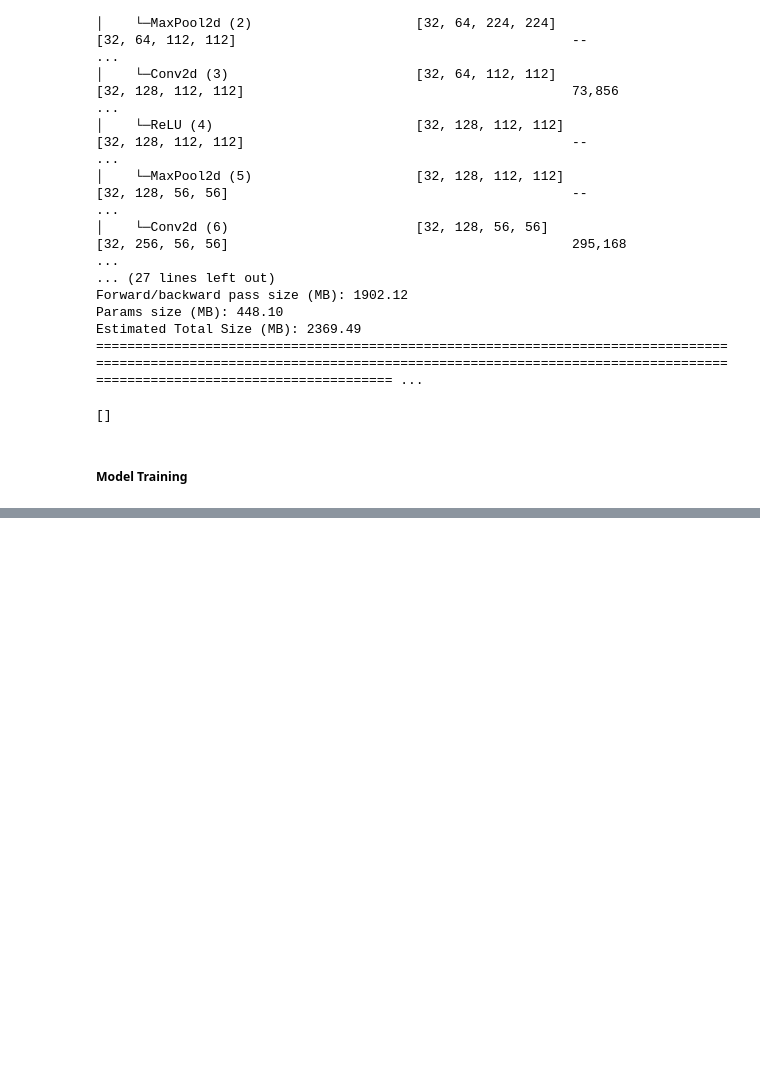
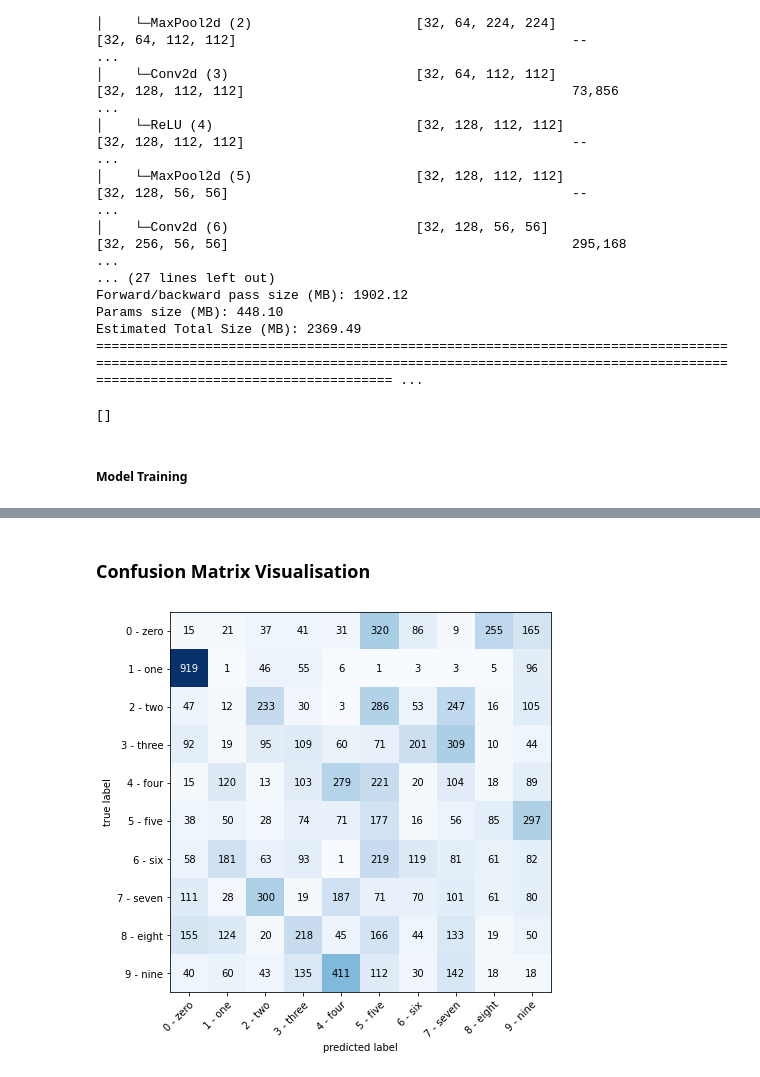
Before and after one commit to mustious/Deeper-Networks-for-Image-Classification, a Jupyter notebook: experiment_baseline_VGG.ipynb, the cells around one changed output, grey strips where cells are left out. Cells and saved outputs as stored; diff of their text form; code cells hidden in the pictures; blank space fills up the shorter version.

```diff
--- a/experiment_baseline_VGG.ipynb
+++ b/experiment_baseline_VGG.ipynb
@@ -264,4 +291,25 @@ def test_model(model, dataloader: torch.utils.data.DataLoader):
     return test_loss, test_acc
+# %%
+def model_prediction(model, dataloader: torch.utils.data.DataLoader):
+    """
+
+    """
+    all_preds = []
+    model.to(DEVICE)
+    model.eval() # set model to evaluation mode
+    with torch.inference_mode():
+        for test_batch_data, test_batch_label in dataloader:
+
+            test_batch_data = test_batch_data.to(DEVICE)
+            test_batch_label = test_batch_label.to(DEVICE)
+
+            pred_logits = model(test_batch_data)
+            preds = nn.functional.softmax(pred_logits, dim=0).argmax(dim=1)
+
+            all_preds.append(preds.to("cpu"))
+
+    all_preds_tensor = torch.cat(all_preds)
+    return all_preds_tensor
 # %% [markdown]
 ##### Model Training
 # %%
@@ -297,0 +361,18 @@ torchmetrics.ConfusionMatrix
+# %% [markdown]
+### Confusion Matrix Visualisation
+# %%
+predictions = model_prediction(vgg_model, test_dataloader)
+
+confusion_matrix = torchmetrics.ConfusionMatrix(task="multiclass", num_classes=len(class_labels))
+confusion_matrix_tensor = confusion_matrix(predictions, test_data.targets)
+
+confusion_matrix_fig, ax = plot_confusion_matrix(
+    confusion_matrix_tensor.numpy(),
+    class_names= class_labels,
+    figsize=(10, 7))
+plt.show()
+
+# log prediction image in wandb
+wandb.log({"confusion_matrix": confusion_matrix_fig})
+# %% [output]
+[figure, added]
```
Also changed, not shown: parts of 18 cells of this notebook.
